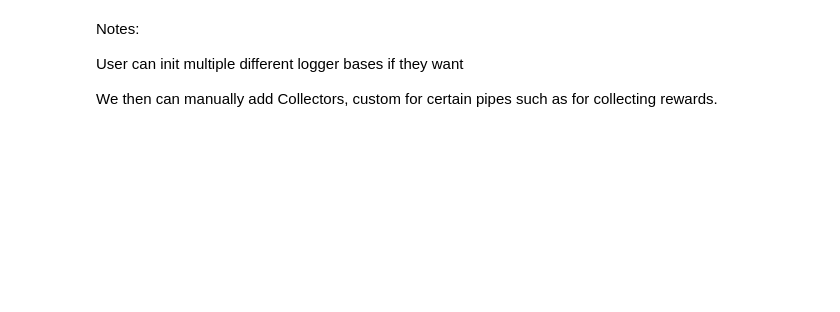
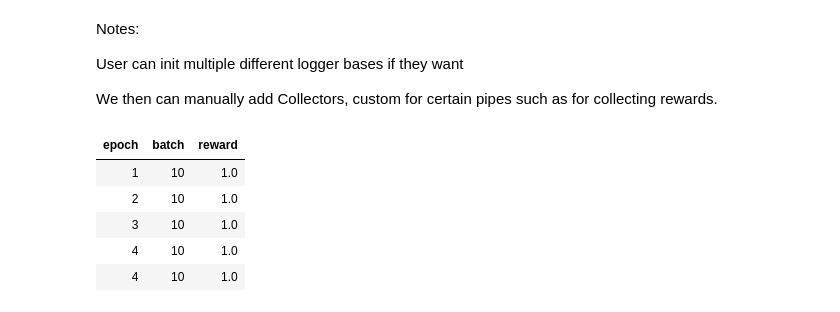
Before and after one commit to josiahls/fastrl, a Jupyter notebook: nbs/05_Logging/09a_loggers.core.ipynb, the cells around one changed output. Drawn from its saved outputs; the diff is of its cells as text; code cells hidden in the pictures; blank space fills up the shorter version.

```diff
--- a/nbs/05_Logging/09a_loggers.core.ipynb
+++ b/nbs/05_Logging/09a_loggers.core.ipynb
@@ -101,7 +101,7 @@ traverse_dps(logger_base)
 #|export
 class LogCollector(dp.iter.IterDataPipe):
     debug:bool=False
-    header:Optional[str]=None
+    title:Optional[str]=None
 
     def __init__(self,
          source_datapipe, # The parent datapipe, likely the one to collect metrics from
@@ -111,7 +111,7 @@ class LogCollector(dp.iter.IterDataPipe):
 
     def __iter__(self): raise NotImplementedError
 
-    def push_header(
+    def push_title(
             self,
             key:str
         ):
@@ -123,14 +123,14 @@ class LogCollector(dp.iter.IterDataPipe):
             if self.debug: print(f'Resetting {self}')
             logger_bases = find_dps(traverse_dps(self),LoggerBase,include_subclasses=True)
             self.main_buffers = [o.buffer for o in logger_bases]
-            self.push_header(self.header)
+            self.push_title(self.title)
 
 add_docs(
 LogCollector,
 """`LogCollector` specifically manages finding and attaching itself to
 `LoggerBase`s found earlier in the pipeline.""",
 reset="Grabs buffers from all logger bases in the pipeline.",
-push_header="""Should be called after the pipeline is initialized. Sends header
+push_title="""Should be called after the pipeline is initialized. Sends header
 `Record`s to the `LoggerBase`s so they know what logs are going to be sent to them."""
 )
 # %% [markdown]
@@ -212,11 +212,11 @@ class ProgressBarLogger(LoggerBase):
 # %%
 #|export
 class RewardCollector(LogCollector):
-    header:str='reward'
+    title:str='reward'
 
     def __iter__(self):
         for i,steps in enumerate(self.source_datapipe):
-            # if i==0: self.push_header('reward')
+            # if i==0: self.push_title('reward')
             if isinstance(steps,dp.DataChunk):
                 for step in steps:
                     for q in self.main_buffers: q.append(Record('reward',step.reward.detach().numpy()))
@@ -227,7 +227,7 @@ class RewardCollector(LogCollector):
 #|export
 class EpocherCollector(LogCollector):
     debug:bool=False
-    header:str='epoch'
+    title:str='epoch'
 
     def __init__(self,
             source_datapipe,
@@ -242,7 +242,7 @@ class EpocherCollector(LogCollector):
 
     def __iter__(self):
         # if self.main_buffers is not None and not self.iteration_started:
-        #     self.push_header('epoch')
+        #     self.push_title('epoch')
         #     self.iteration_started = True
 
         for i in range(self.epochs):
@@ -260,7 +260,7 @@ reset="Grabs buffers from all logger bases in the pipeline."
 # %%
 #|export
 class BatchCollector(LogCollector):
-    header:str='batch'
+    title:str='batch'
 
     def __init__(self,
             source_datapipe,
@@ -289,7 +289,7 @@ class BatchCollector(LogCollector):
 
     def __iter__(self):
         # if self.main_buffers is not None and not self.iteration_started:
-        #     self.push_header('batch')
+        #     self.push_title('batch')
         #     if self.debug: print('pushing batch',self.main_buffers)
         #     self.iteration_started = True
 
@@ -417,27 +419,34 @@ from torchdata.dataloader2.dataloader2 import DataLoader2
 # from fastrl.pipes.map.transforms import *
 # %%
-# envs = ['CartPole-v1']*10
+envs = ['CartPole-v1']*10
 
-# logger_base = ProgressBarLogger(batch_on_pipe=BatchCollector,epoch_on_pipe=EpocherCollector)
+logger_base = ProgressBarLogger(batch_on_pipe=BatchCollector,epoch_on_pipe=EpocherCollector)
 
-# pipe = dp.map.Mapper(envs)
-# pipe = TypeTransformer(pipe,[GymTypeTransform])
-# pipe = dp.iter.MapToIterConverter(pipe)
-# pipe = LoggerBasePassThrough(pipe,[logger_base])
-# pipe = dp.iter.InMemoryCacheHolder(pipe)
-# pipe = pipe.cycle()
-# pipe = GymStepper(pipe,synchronized_reset=True)
-# pipe = RewardCollector(pipe)
+pipe = dp.iter.IterableWrapper(envs)
+pipe = pipe.map(gym.make)
+pipe = pipe.pickleable_in_memory_cache()
+pipe = LoggerBasePassThrough(pipe,[logger_base])
+pipe = dp.iter.InMemoryCacheHolder(pipe)
+pipe = pipe.cycle()
+pipe = GymStepper(pipe,synchronized_reset=True)
+pipe = RewardCollector(pipe)
 # pipe = InputInjester(pipe)
 # pipe = TestSync(pipe)
-# pipe = pipe.header(limit=10)
+pipe = pipe.header(limit=10)
 
 
-# pipe = BatchCollector(pipe,batch_on_pipe=dp.iter.Header)
-# pipe = EpocherCollector(pipe,epochs=5)
-# pipe = logger_base.connect_source_datapipe(pipe)
-# # Turn off the seed so that some envs end before others...
-# steps = list(pipe)
+pipe = BatchCollector(pipe,batch_on_pipe=dp.iter.Header)
+pipe = EpocherCollector(pipe,epochs=5)
+pipe = logger_base.connect_source_datapipe(pipe)
+# Turn off the seed so that some envs end before others...
+steps = list(pipe)
+# %% [output]
+| epoch | batch | reward |
+| 1 | 10 | 1.0 |
+| 2 | 10 | 1.0 |
+| 3 | 10 | 1.0 |
+| 4 | 10 | 1.0 |
+| 4 | 10 | 1.0 |
 # %%
 # dl = DataLoader2(
 #     pipe,
```
Also changed, not shown: parts of 6 cells of this notebook, 13 other files.
